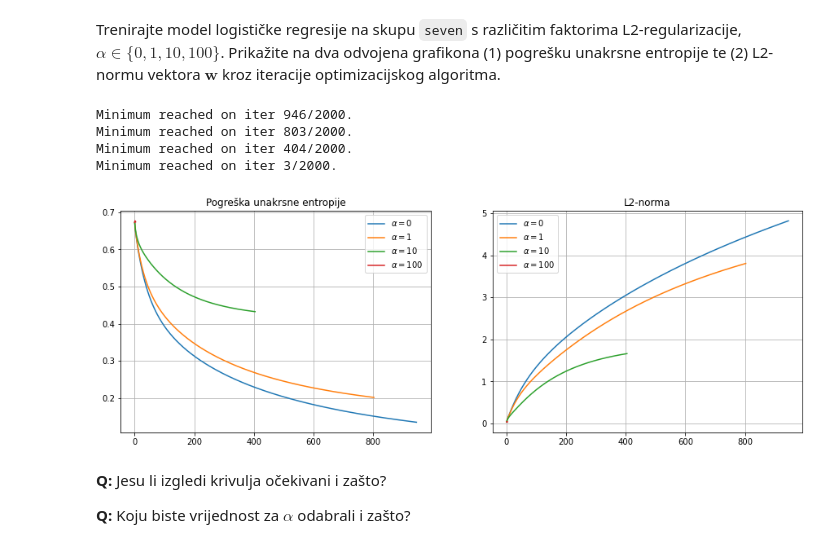
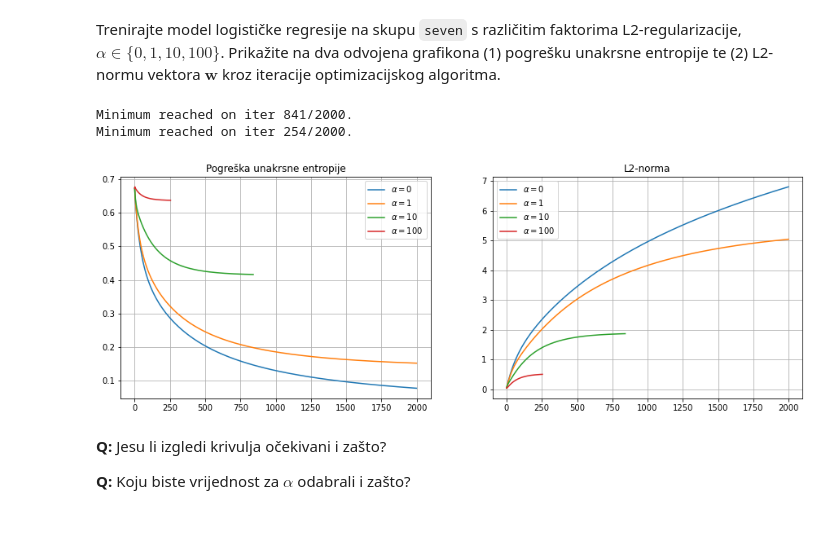
Before and after one commit to MCubek/strojno1Lab, a Jupyter notebook: SU1-2021-06-07-LR.ipynb, the cells around one changed output. Cells and saved outputs as stored; diff of their text form; code cells hidden in the pictures.

```diff
--- a/SU1-2021-06-07-LR.ipynb
+++ b/SU1-2021-06-07-LR.ipynb
@@ -380,40 +380,38 @@ error_unakrs_entr = []
 error_l2 = []
 
 for alpha in alphas_3:
-    weight_3, weight_3_history = lr_train(seven_X, seven_y, trace=True, alpha=alpha)
+    weight_3, weight_3_history = lr_train(seven_X, seven_y, trace=True, alpha=alpha, epsilon=0.00001)
     error_unakrs_entr_curr = []
     error_l2_curr = []
 
     for weight_current in weight_3_history:
         error_unakrs_entr_curr.append(cross_entropy_error(seven_X, seven_y, weight_current))
         error_l2_curr.append(linalg.norm(weight_current))
 
     error_unakrs_entr.append(error_unakrs_entr_curr)
     error_l2.append(error_l2_curr)
 
 plt.figure(figsize=(15, 5))
 
 plt.subplot(1, 2, 1)
 plt.grid()
 plt.title('Pogreška unakrsne entropije')
 for alpha_err, alpha in zip(error_unakrs_entr, alphas_3):
     plt.plot(alpha_err, label='$\\alpha={}$'.format(alpha))
 plt.legend()
 
 plt.subplot(1, 2, 2)
 plt.grid()
 plt.title('L2-norma')
 for alpha_err, alpha in zip(error_l2, alphas_3):
     plt.plot(alpha_err, label='$\\alpha={}$'.format(alpha))
 plt.legend()
 
 plt.show()
 # %% [output]
-Minimum reached on iter 946/2000.
-Minimum reached on iter 803/2000.
-Minimum reached on iter 404/2000.
-Minimum reached on iter 3/2000.
+Minimum reached on iter 841/2000.
+Minimum reached on iter 254/2000.
-[figure, old version]
+[figure, new version]
 # %% [markdown]
 **Q:** Jesu li izgledi krivulja očekivani i zašto?
 
```
